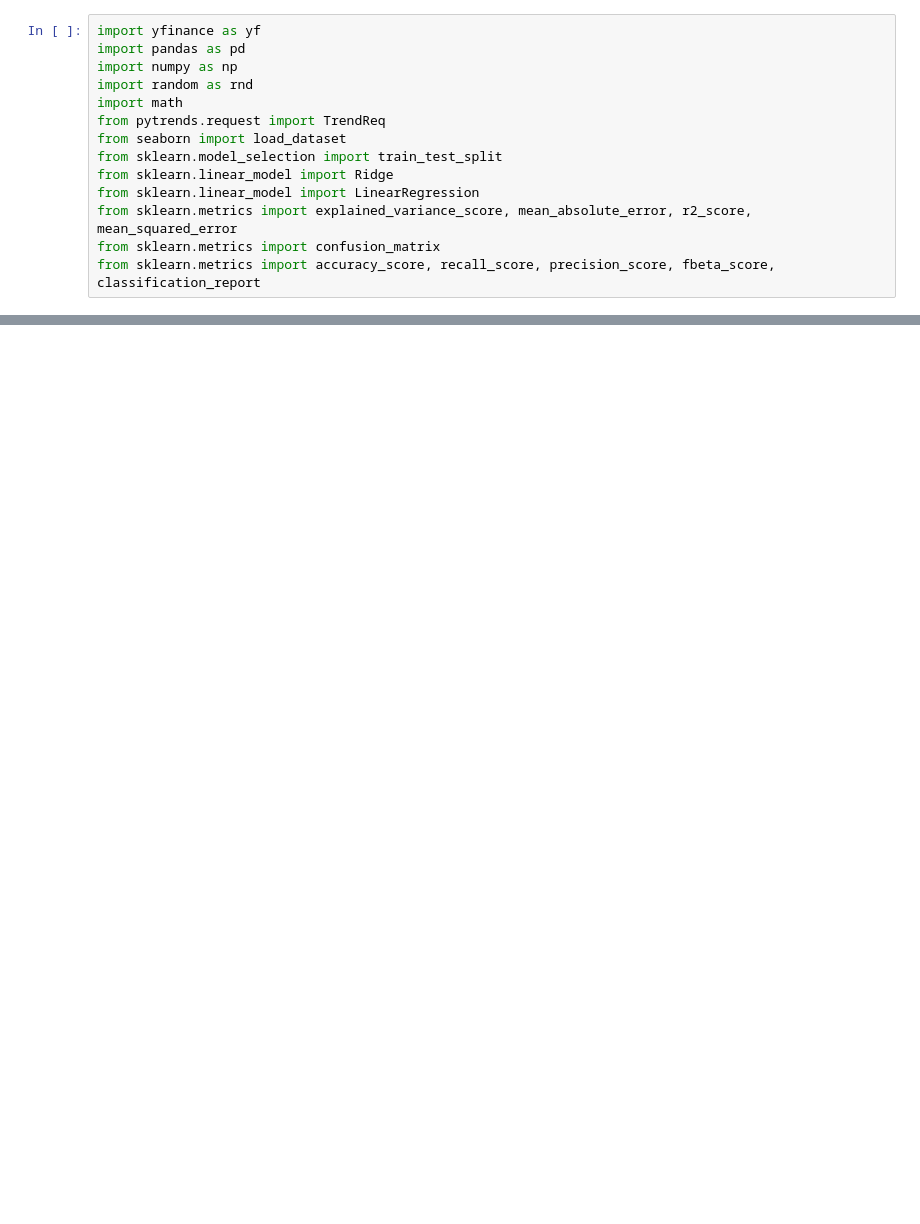
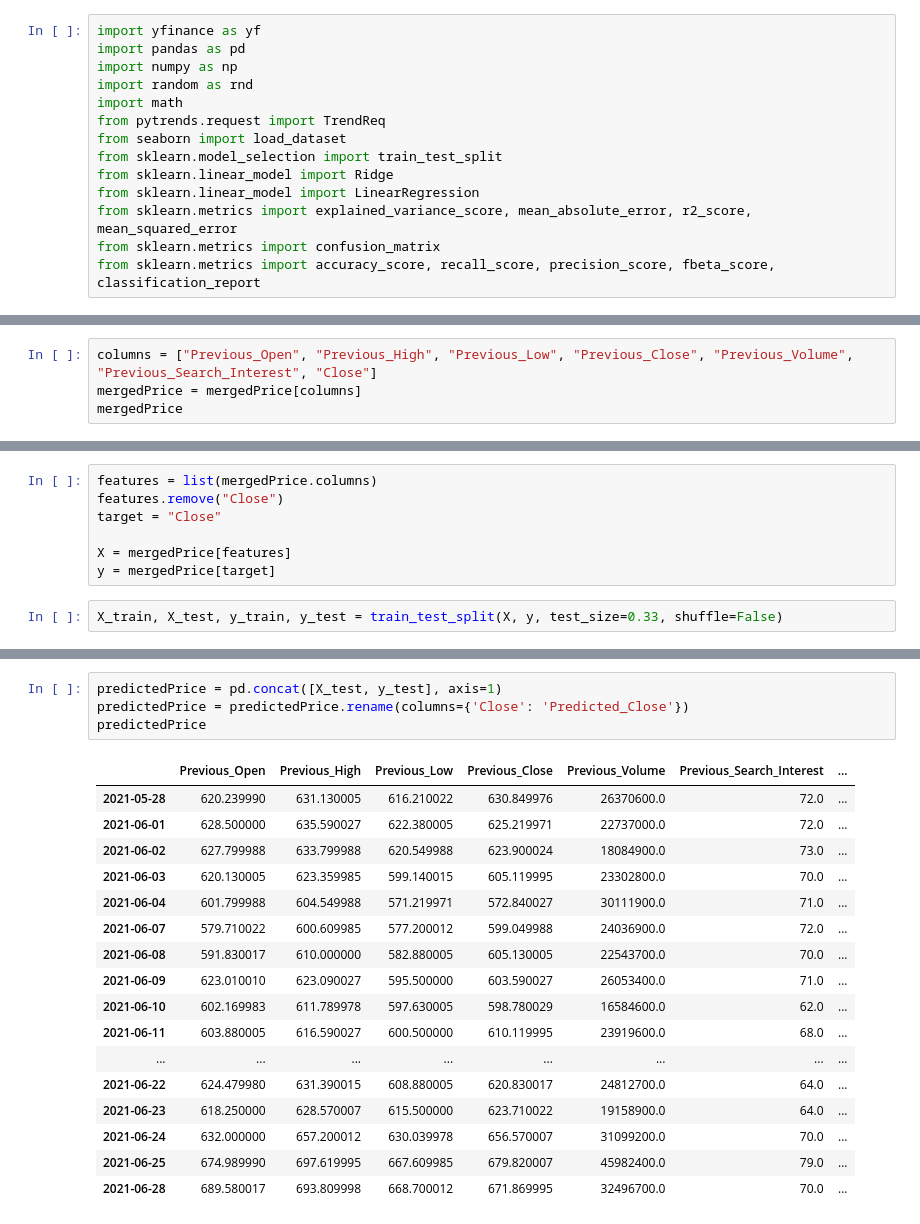
Before and after one commit to atlas125gev/StockProject, a Jupyter notebook: FinalProject/FinalGroupProjectAndrew.ipynb, the cells around one changed output, grey strips where cells are left out. Drawn from its saved outputs; the diff is of its cells as text; blank space fills up the shorter version.

```diff
--- a/FinalProject/FinalGroupProjectAndrew.ipynb
+++ b/FinalProject/FinalGroupProjectAndrew.ipynb
@@ -70,0 +106,4 @@ mergedPrice
+# %%
+columns = ["Previous_Open", "Previous_High", "Previous_Low", "Previous_Close", "Previous_Volume", "Previous_Search_Interest", "Close"]
+mergedPrice = mergedPrice[columns]
+mergedPrice
@@ -70,0 +124,9 @@ mergedPrice
+# %%
+features = list(mergedPrice.columns)
+features.remove("Close")
+target = "Close"
+
+X = mergedPrice[features]
+y = mergedPrice[target]
+# %%
+X_train, X_test, y_train, y_test = train_test_split(X, y, test_size=0.33, shuffle=False)
@@ -70,0 +164,22 @@ mergedPrice
+# %%
+predictedPrice = pd.concat([X_test, y_test], axis=1)
+predictedPrice = predictedPrice.rename(columns={'Close': 'Predicted_Close'})
+predictedPrice
+# %% [output]
+|  | Previous_Open | Previous_High | Previous_Low | Previous_Close | Previous_Volume | Previous_Search_Interest | ... |
+| 2021-05-28 | 620.239990 | 631.130005 | 616.210022 | 630.849976 | 26370600.0 | 72.0 | ... |
+| 2021-06-01 | 628.500000 | 635.590027 | 622.380005 | 625.219971 | 22737000.0 | 72.0 | ... |
+| 2021-06-02 | 627.799988 | 633.799988 | 620.549988 | 623.900024 | 18084900.0 | 73.0 | ... |
+| 2021-06-03 | 620.130005 | 623.359985 | 599.140015 | 605.119995 | 23302800.0 | 70.0 | ... |
+| 2021-06-04 | 601.799988 | 604.549988 | 571.219971 | 572.840027 | 30111900.0 | 71.0 | ... |
+| 2021-06-07 | 579.710022 | 600.609985 | 577.200012 | 599.049988 | 24036900.0 | 72.0 | ... |
+| 2021-06-08 | 591.830017 | 610.000000 | 582.880005 | 605.130005 | 22543700.0 | 70.0 | ... |
+| 2021-06-09 | 623.010010 | 623.090027 | 595.500000 | 603.590027 | 26053400.0 | 71.0 | ... |
+| 2021-06-10 | 602.169983 | 611.789978 | 597.630005 | 598.780029 | 16584600.0 | 62.0 | ... |
+| 2021-06-11 | 603.880005 | 616.590027 | 600.500000 | 610.119995 | 23919600.0 | 68.0 | ... |
+| ... | ... | ... | ... | ... | ... | ... | ... |
+| 2021-06-22 | 624.479980 | 631.390015 | 608.880005 | 620.830017 | 24812700.0 | 64.0 | ... |
+| 2021-06-23 | 618.250000 | 628.570007 | 615.500000 | 623.710022 | 19158900.0 | 64.0 | ... |
+| 2021-06-24 | 632.000000 | 657.200012 | 630.039978 | 656.570007 | 31099200.0 | 70.0 | ... |
+| 2021-06-25 | 674.989990 | 697.619995 | 667.609985 | 679.820007 | 45982400.0 | 79.0 | ... |
+| 2021-06-28 | 689.580017 | 693.809998 | 668.700012 | 671.869995 | 32496700.0 | 70.0 | ... |
```
Also changed, not shown: parts of 10 cells of this notebook.
